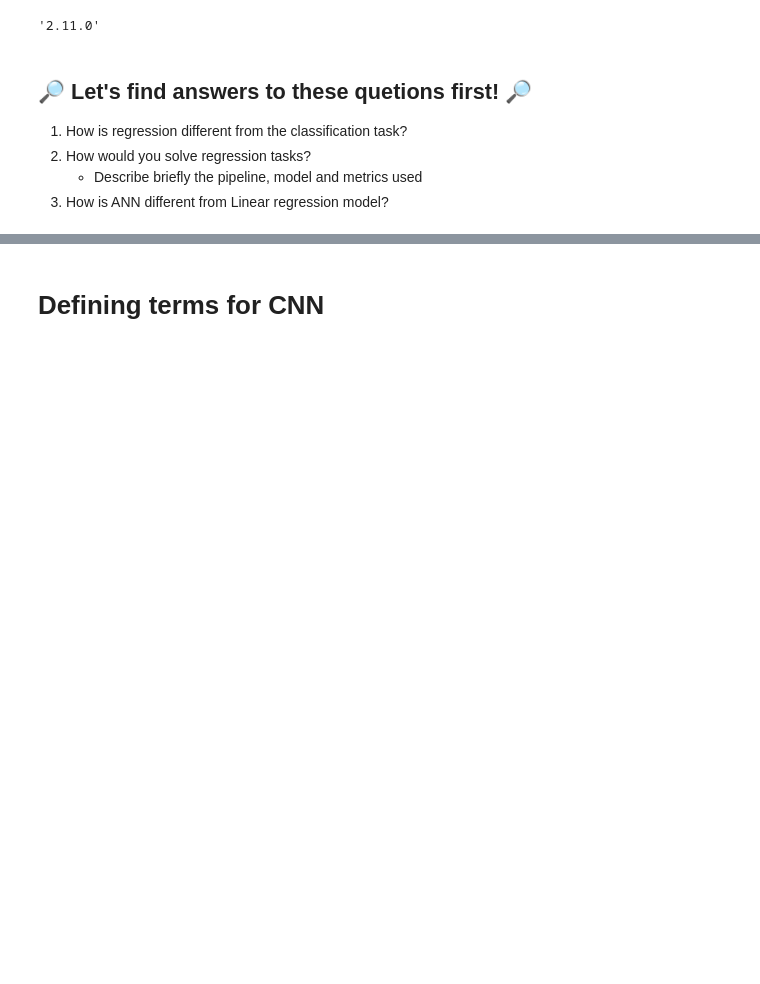
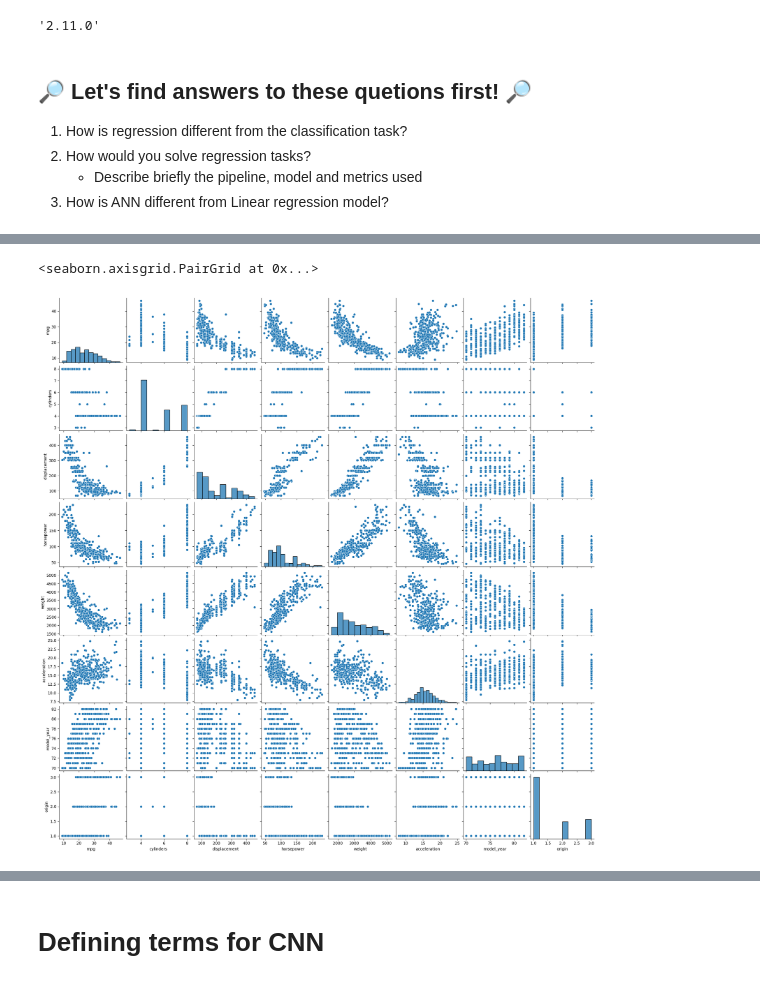
Before and after one commit to rasvob/VSB-FEI-Deep-Learning-Exercises, a Jupyter notebook: dl_02.ipynb, the cells around one changed output, grey strips where cells are left out. Saved outputs shown, nothing was run; the diff lists cells and outputs as text; code cells hidden in the pictures; blank space fills up the shorter version.

```diff
--- a/dl_02.ipynb
+++ b/dl_02.ipynb
@@ -73,0 +137,5 @@ df
+# %%
+sns.pairplot(df)
+# %% [output]
+<seaborn.axisgrid.PairGrid at 0x...>
+[figure, added]
```
Also changed, not shown: parts of 48 cells of this notebook, 4 other files.
